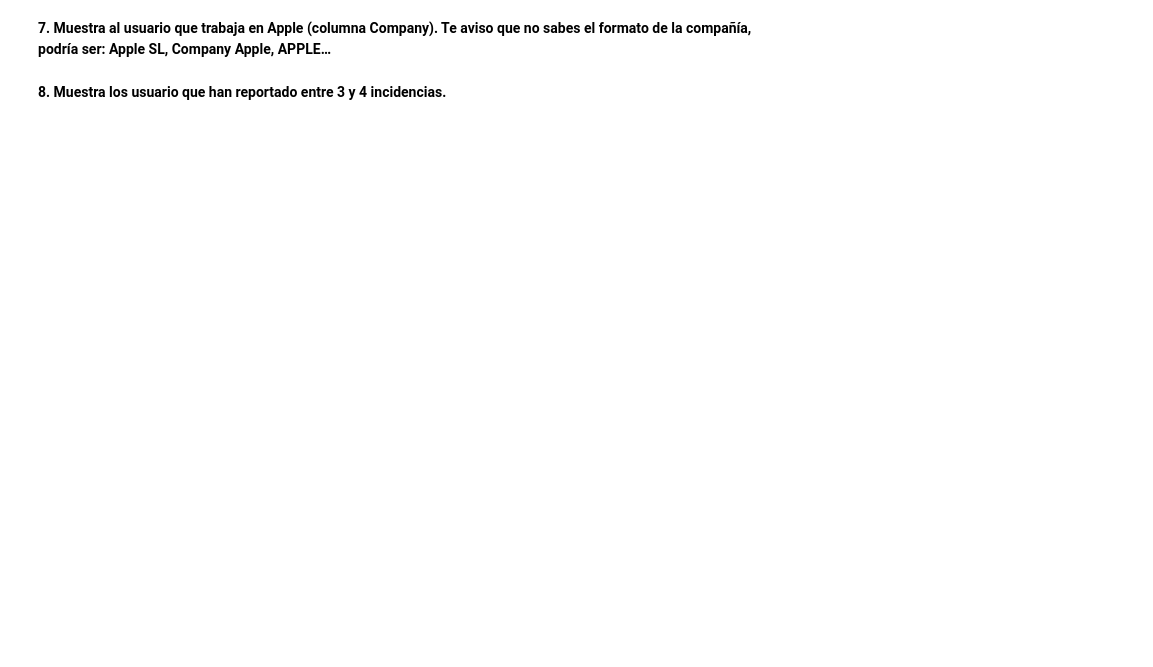
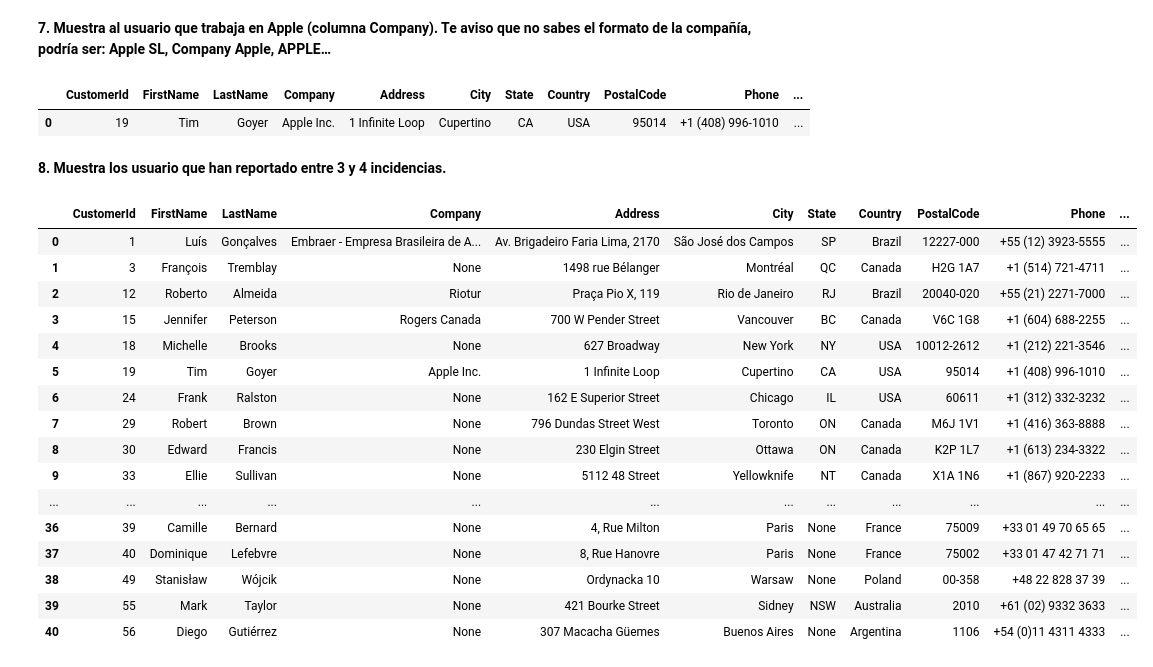
Before and after one commit to mstoychev/Data-Science-Projects, a Jupyter notebook: 0. Data Analyst Portfolio/3. SQL exercise/Práctica SQL_MitkoStoychev.ipynb, the cells around one changed output. Cells and saved outputs as stored; diff of their text form; code cells hidden in the pictures; blank space fills up the shorter version.

```diff
--- a/0. Data Analyst Portfolio/3. SQL exercise/Práctica SQL_MitkoStoychev.ipynb
+++ b/0. Data Analyst Portfolio/3. SQL exercise/Práctica SQL_MitkoStoychev.ipynb
@@ -166,4 +333,41 @@ Volvemos a usar la tabla Customer.
 # %% [markdown]
 **7. Muestra al usuario que trabaja en Apple (columna Company). Te aviso que no sabes el formato de la compañía, podría ser: Apple SL, Company Apple, APPLE…**
+# %%
+query = "SELECT * FROM Customer WHERE Company LIKE '%apple%' COLLATE NOCASE"
+
+cursor.execute(query)
+company = cursor.fetchall()
+
+company_df = pd.DataFrame(company, columns=column_names)
+company_df
+# %% [output]
+|  | CustomerId | FirstName | LastName | Company | Address | City | State | Country | PostalCode | Phone | ... |
+| 0 | 19 | Tim | Goyer | Apple Inc. | 1 Infinite Loop | Cupertino | CA | USA | 95014 | +1 (408) 996-1010 | ... |
 # %% [markdown]
 **8. Muestra los usuario que han reportado entre 3 y 4 incidencias.**
+# %%
+query = "SELECT * FROM Customer WHERE SupportRepId >= 3 and SupportRepId <= 4"
+
+cursor.execute(query)
+incidence = cursor.fetchall()
+
+incidence_df = pd.DataFrame(incidence, columns=column_names)
+incidence_df
+# %% [output]
+|  | CustomerId | FirstName | LastName | Company | Address | City | State | Country | PostalCode | Phone | ... |
+| 0 | 1 | Luís | Gonçalves | Embraer - Empresa Brasileira de A... | Av. Brigadeiro Faria Lima, 2170 | São José dos Campos | SP | Brazil | 12227-000 | +55 (12) 3923-5555 | ... |
+| 1 | 3 | François | Tremblay | None | 1498 rue Bélanger | Montréal | QC | Canada | H2G 1A7 | +1 (514) 721-4711 | ... |
+| 2 | 12 | Roberto | Almeida | Riotur | Praça Pio X, 119 | Rio de Janeiro | RJ | Brazil | 20040-020 | +55 (21) 2271-7000 | ... |
+| 3 | 15 | Jennifer | Peterson | Rogers Canada | 700 W Pender Street | Vancouver | BC | Canada | V6C 1G8 | +1 (604) 688-2255 | ... |
+| 4 | 18 | Michelle | Brooks | None | 627 Broadway | New York | NY | USA | 10012-2612 | +1 (212) 221-3546 | ... |
+| 5 | 19 | Tim | Goyer | Apple Inc. | 1 Infinite Loop | Cupertino | CA | USA | 95014 | +1 (408) 996-1010 | ... |
+| 6 | 24 | Frank | Ralston | None | 162 E Superior Street | Chicago | IL | USA | 60611 | +1 (312) 332-3232 | ... |
+| 7 | 29 | Robert | Brown | None | 796 Dundas Street West | Toronto | ON | Canada | M6J 1V1 | +1 (416) 363-8888 | ... |
+| 8 | 30 | Edward | Francis | None | 230 Elgin Street | Ottawa | ON | Canada | K2P 1L7 | +1 (613) 234-3322 | ... |
+| 9 | 33 | Ellie | Sullivan | None | 5112 48 Street | Yellowknife | NT | Canada | X1A 1N6 | +1 (867) 920-2233 | ... |
+| ... | ... | ... | ... | ... | ... | ... | ... | ... | ... | ... | ... |
+| 36 | 39 | Camille | Bernard | None | 4, Rue Milton | Paris | None | France | 75009 | +33 01 49 70 65 65 | ... |
+| 37 | 40 | Dominique | Lefebvre | None | 8, Rue Hanovre | Paris | None | France | 75002 | +33 01 47 42 71 71 | ... |
+| 38 | 49 | Stanisław | Wójcik | None | Ordynacka 10 | Warsaw | None | Poland | 00-358 | +48 22 828 37 39 | ... |
+| 39 | 55 | Mark | Taylor | None | 421 Bourke Street | Sidney | NSW | Australia | 2010 | +61 (02) 9332 3633 | ... |
+| 40 | 56 | Diego | Gutiérrez | None | 307 Macacha Güemes | Buenos Aires | None | Argentina | 1106 | +54 (0)11 4311 4333 | ... |
```
Also changed, not shown: parts of 40 cells of this notebook.
